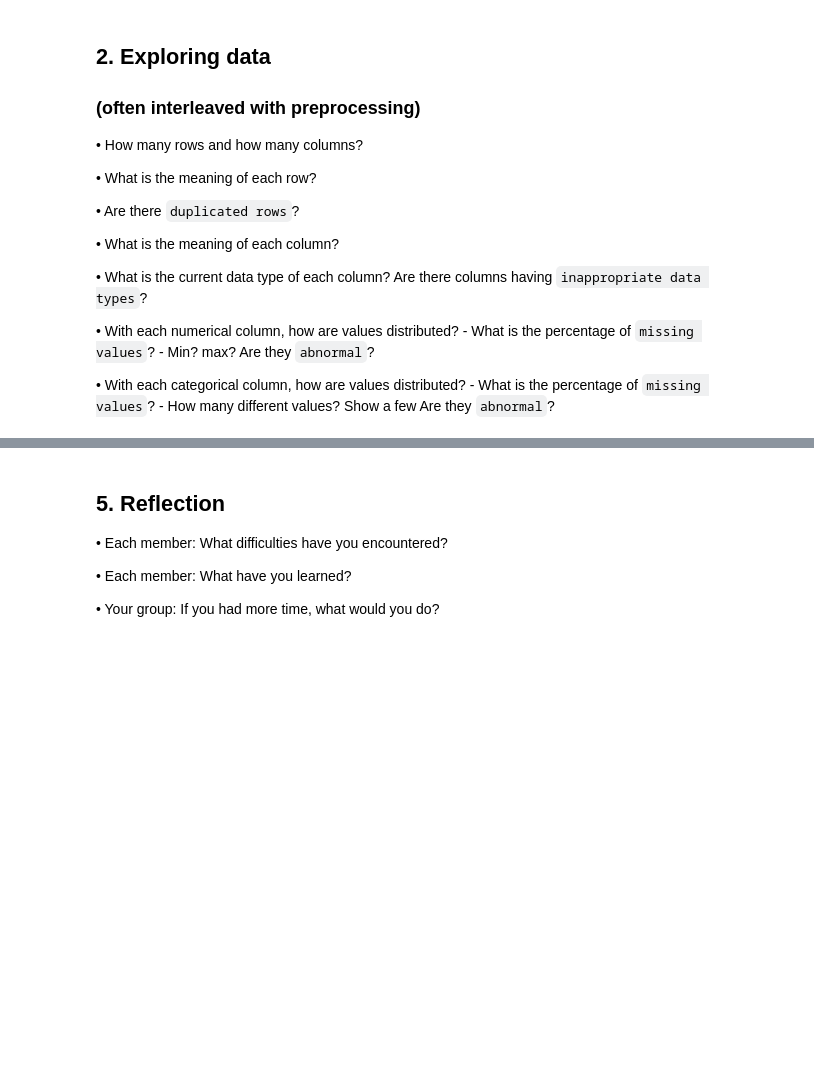
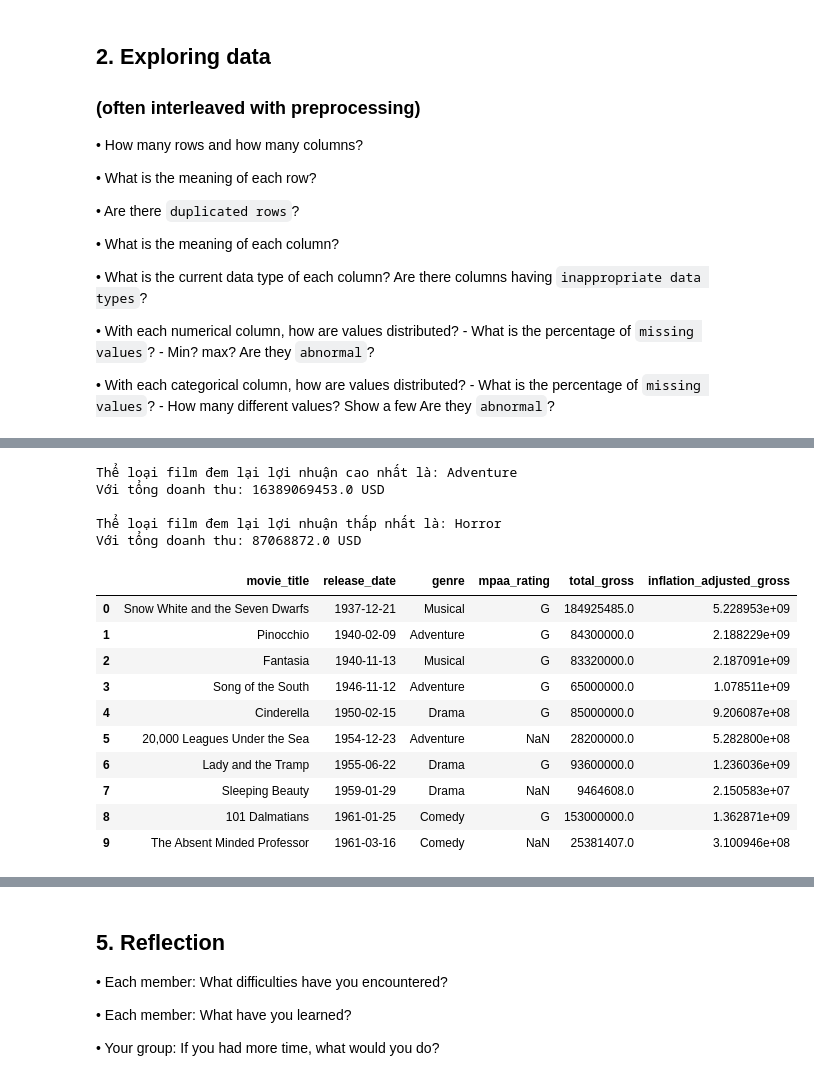
Before and after one commit to XP0101/Disney-movies-analysis, a Jupyter notebook: Final_Project.ipynb, the cells around one changed output, grey strips where cells are left out. Saved outputs shown, nothing was run; the diff lists cells and outputs as text; code cells hidden in the pictures; blank space fills up the shorter version.

```diff
--- a/Final_Project.ipynb
+++ b/Final_Project.ipynb
@@ -38,0 +136,4 @@ distributed?
+# %%
+movies_gross.loc[:,'release_date'] = pd.to_datetime(movies_gross.loc[:,'release_date'],format='%Y/%m/%d')
+movies_gross.loc[:,'genre'] = movies_gross.loc[:,'genre'].astype(str)
+movies_gross.loc[:,'mpaa_rating'] = movies_gross.loc[:,'mpaa_rating'].astype(str)
@@ -38,0 +166,5 @@ distributed?
+# %%
+movies_gross.loc[:,'mpaa_rating'].replace('nan',np.nan,inplace=True)
+movies_gross.loc[:,'total_gross'].replace(0,np.nan,inplace=True)
+movies_gross.loc[:,'inflation_adjusted_gross'].replace(0,np.nan,inplace=True)
+movies_gross.loc[:,'genre'].replace('nan',np.nan,inplace=True)
@@ -77,0 +300,31 @@ question?
+# %%
+# Cau 1
+genre_total_gross = movies_gross.groupby('genre')['total_gross'].sum()
+genre_max = genre_total_gross[genre_total_gross == genre_total_gross.max()]
+genre_min = genre_total_gross[genre_total_gross == genre_total_gross.min()]
+
+print('Thể loại film đem lại lợi nhuận cao nhất là:',genre_max.index[0])
+print('Với tổng doanh thu:',genre_max.values[0],'USD')
+print()
+print('Thể loại film đem lại lợi nhuận thấp nhất là:',genre_min.index[0])
+print('Với tổng doanh thu:',genre_min.values[0],'USD')
+# %% [output]
+Thể loại film đem lại lợi nhuận cao nhất là: Adventure
+Với tổng doanh thu: 16389069453.0 USD
+
+Thể loại film đem lại lợi nhuận thấp nhất là: Horror
+Với tổng doanh thu: 87068872.0 USD
+# %%
+movies_gross.head(10)
+# %% [output]
+|  | movie_title | release_date | genre | mpaa_rating | total_gross | inflation_adjusted_gross |
+| 0 | Snow White and the Seven Dwarfs | 1937-12-21 | Musical | G | 184925485.0 | 5.228953e+09 |
+| 1 | Pinocchio | 1940-02-09 | Adventure | G | 84300000.0 | 2.188229e+09 |
+| 2 | Fantasia | 1940-11-13 | Musical | G | 83320000.0 | 2.187091e+09 |
+| 3 | Song of the South | 1946-11-12 | Adventure | G | 65000000.0 | 1.078511e+09 |
+| 4 | Cinderella | 1950-02-15 | Drama | G | 85000000.0 | 9.206087e+08 |
+| 5 | 20,000 Leagues Under the Sea | 1954-12-23 | Adventure | NaN | 28200000.0 | 5.282800e+08 |
+| 6 | Lady and the Tramp | 1955-06-22 | Drama | G | 93600000.0 | 1.236036e+09 |
+| 7 | Sleeping Beauty | 1959-01-29 | Drama | NaN | 9464608.0 | 2.150583e+07 |
+| 8 | 101 Dalmatians | 1961-01-25 | Comedy | G | 153000000.0 | 1.362871e+09 |
+| 9 | The Absent Minded Professor | 1961-03-16 | Comedy | NaN | 25381407.0 | 3.100946e+08 |
```
Also changed, not shown: parts of 42 cells of this notebook.
